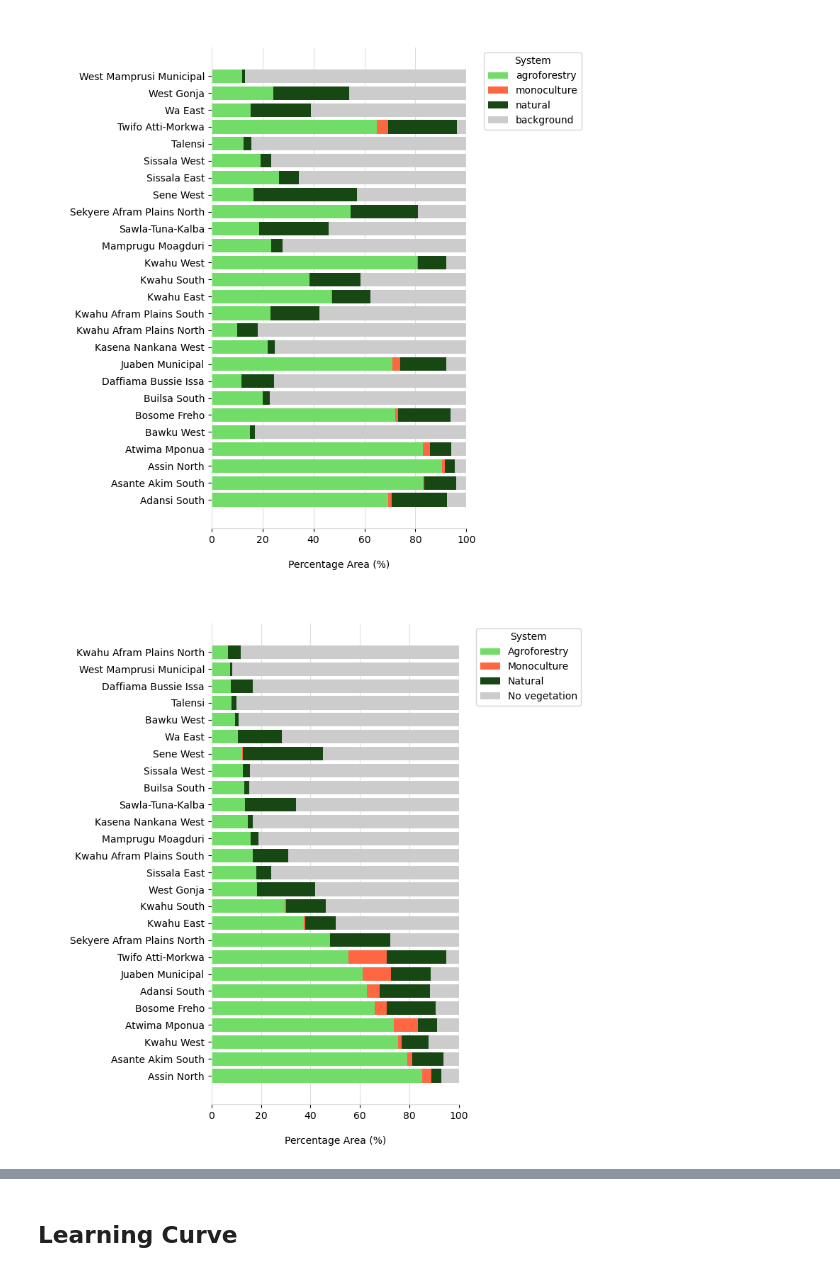
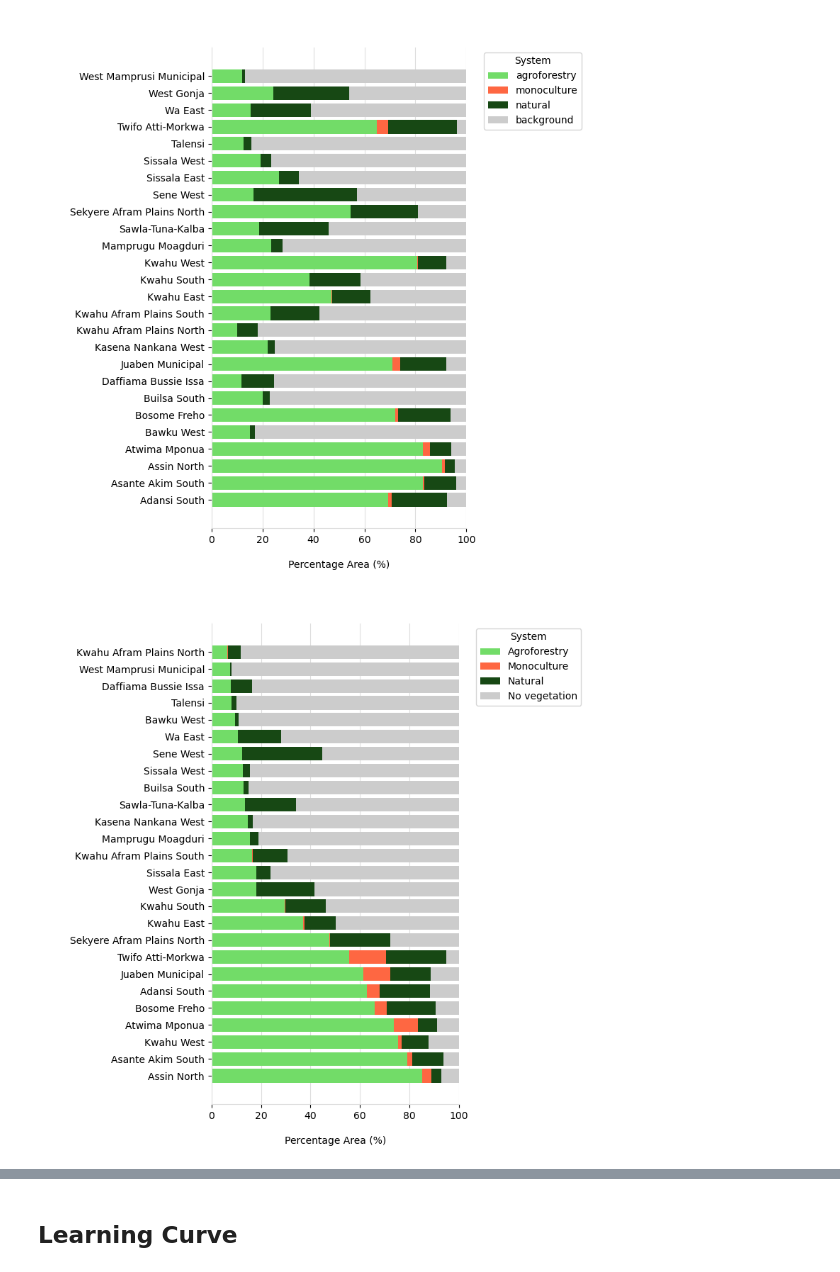
Before and after one commit to wri/plantation_classifier, a Jupyter notebook: notebooks/analyses/publication_visuals.ipynb, the cells around one changed output, grey strips where cells are left out. Cells and saved outputs as stored; diff of their text form; code cells hidden in the pictures.

```diff
--- a/notebooks/analyses/publication_visuals.ipynb
+++ b/notebooks/analyses/publication_visuals.ipynb
@@ -235,17 +235,19 @@ horizontal_stacked_bar(
 # %% [output]
 [figure]
 # %%
+adj = pd.read_csv('../../data/adj_area_assessment_042125.csv')
+adj = adj.rename(columns={'no_tree':'background'})
 
 # Generate the plot
 make.horizontal_stacked_bar(adj,
     title=" ",
     color_dict= {
     'Monoculture': '#fe6742',
     'Agroforestry': '#72dc68',
     'Natural': '#174814'},
     sort_by='Agroforestry',
-    output_file='../../data/figures/h_stacked_bar_adjusted.png'
+    output_file='../../data/figures/h_stacked_bar_adjusted_042125.png'
 )
 # %% [output]
-[figure, old version]
+[figure, new version]
 # %%
```
Also changed, not shown: parts of 1 cell of this notebook, 2 other files.
